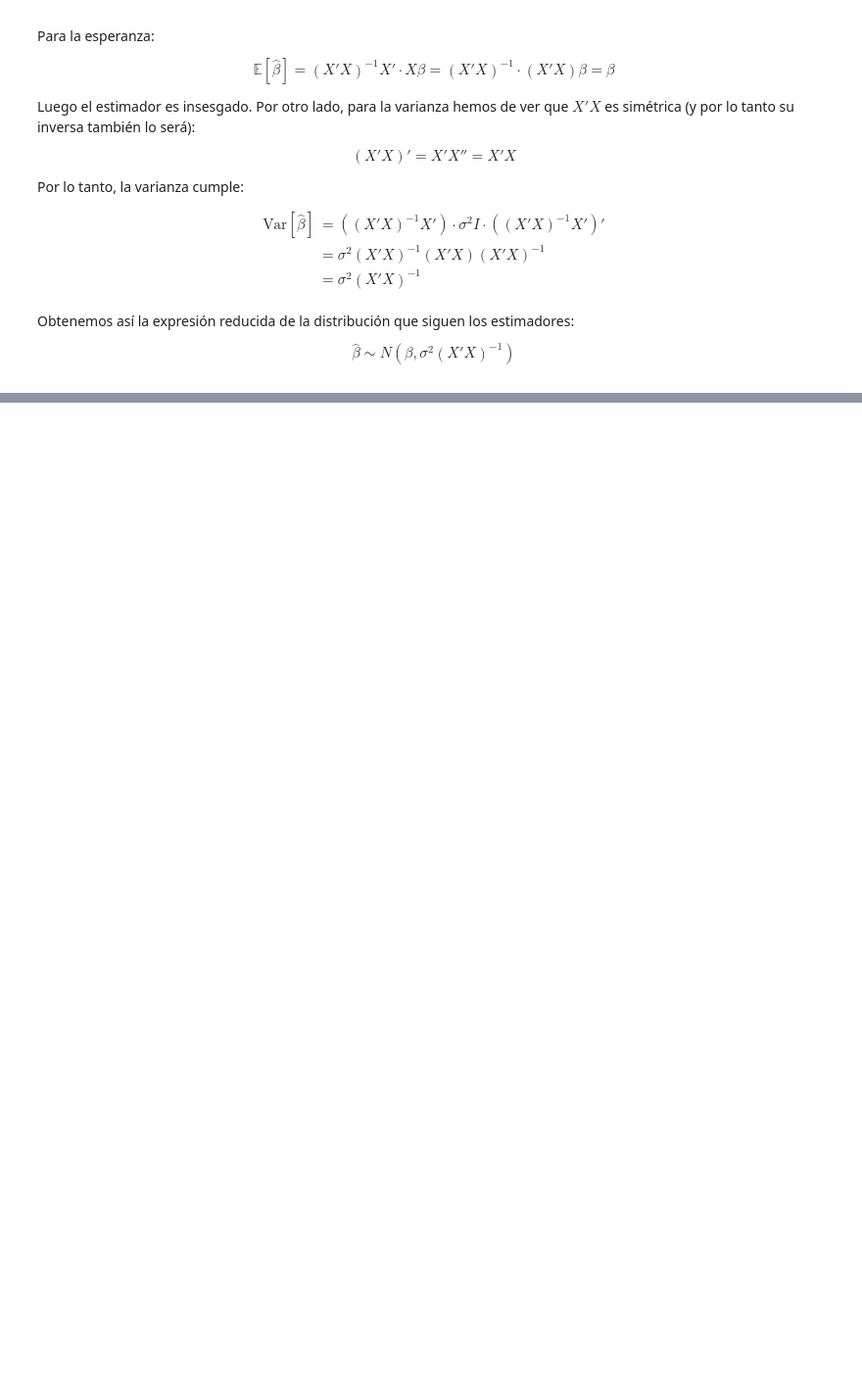
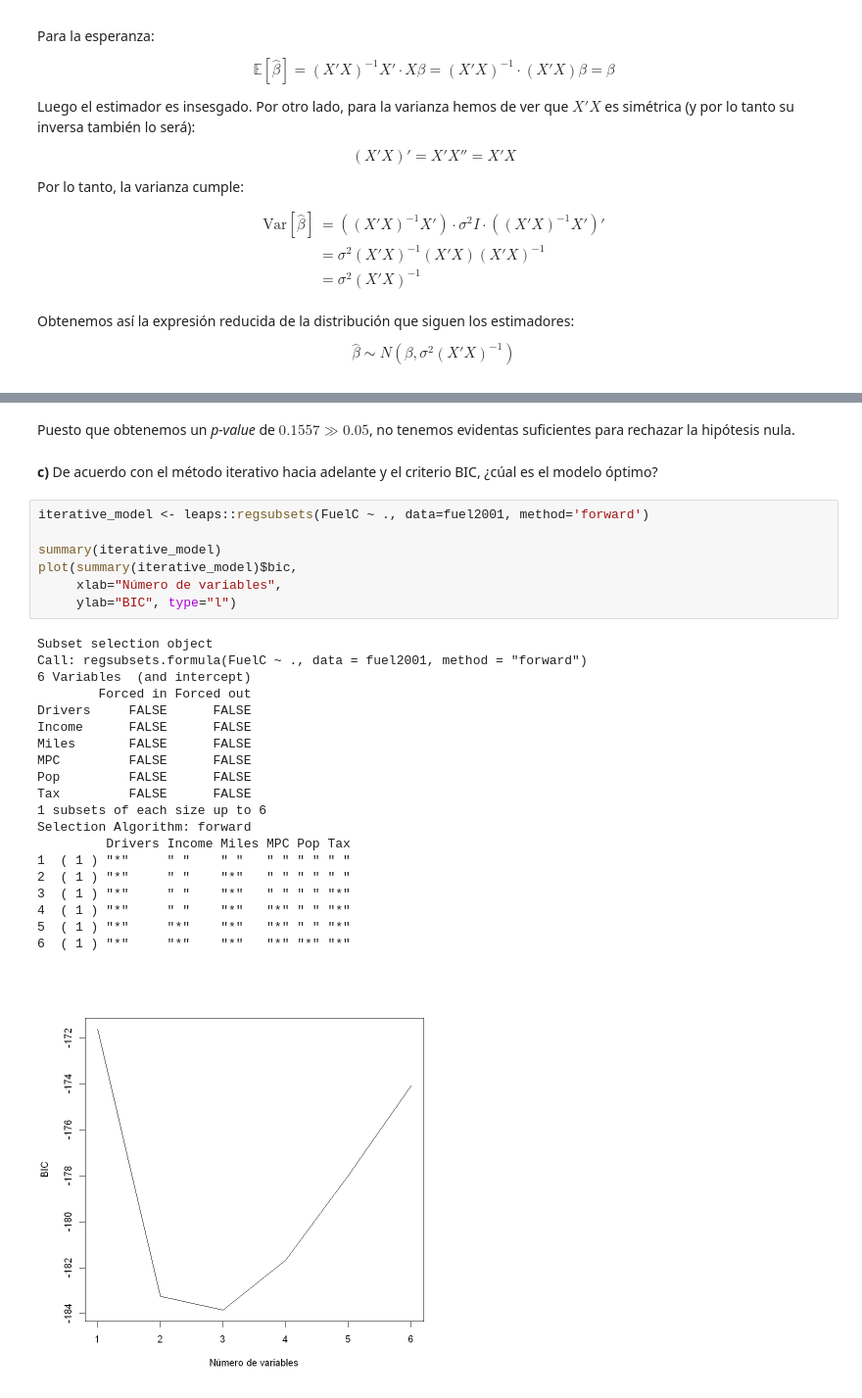
Before and after one commit to Ocete/mcd-mae, a Jupyter notebook: Entrega 3/ejercicios.ipynb, the cells around one changed output, grey strips where cells are left out. Shown: that part at 98% size. Cells and saved outputs as stored; diff of their text form; blank space fills up the shorter version.

```diff
--- a/Entrega 3/ejercicios.ipynb
+++ b/Entrega 3/ejercicios.ipynb
@@ -303,0 +419,32 @@ Cumulative Proportion  9.933e-01 9.983e-01 1.000e+00 1.000e+00    1    1 1.00
+# %% [markdown]
+Puesto que obtenemos un *p-value* de $0.1557 \gg 0.05$, no tenemos evidentas suficientes para rechazar la hipótesis nula.
+# %% [markdown]
+**c)** De acuerdo con el método iterativo hacia adelante y el criterio BIC, ¿cúal es el modelo óptimo?
+# %%
+iterative_model <- leaps::regsubsets(FuelC ~ ., data=fuel2001, method='forward')
+
+summary(iterative_model)
+plot(summary(iterative_model)$bic,
+     xlab="Número de variables",
+     ylab="BIC", type="l")
+# %% [output]
+Subset selection object
+Call: regsubsets.formula(FuelC ~ ., data = fuel2001, method = "forward")
+6 Variables  (and intercept)
+        Forced in Forced out
+Drivers     FALSE      FALSE
+Income      FALSE      FALSE
+Miles       FALSE      FALSE
+MPC         FALSE      FALSE
+Pop         FALSE      FALSE
+Tax         FALSE      FALSE
+1 subsets of each size up to 6
+Selection Algorithm: forward
+         Drivers Income Miles MPC Pop Tax
+1  ( 1 ) "*"     " "    " "   " " " " " "
+2  ( 1 ) "*"     " "    "*"   " " " " " "
+3  ( 1 ) "*"     " "    "*"   " " " " "*"
+4  ( 1 ) "*"     " "    "*"   "*" " " "*"
+5  ( 1 ) "*"     "*"    "*"   "*" " " "*"
+6  ( 1 ) "*"     "*"    "*"   "*" "*" "*"
+[figure, added]
```
Also changed, not shown: parts of 39 cells of this notebook.
